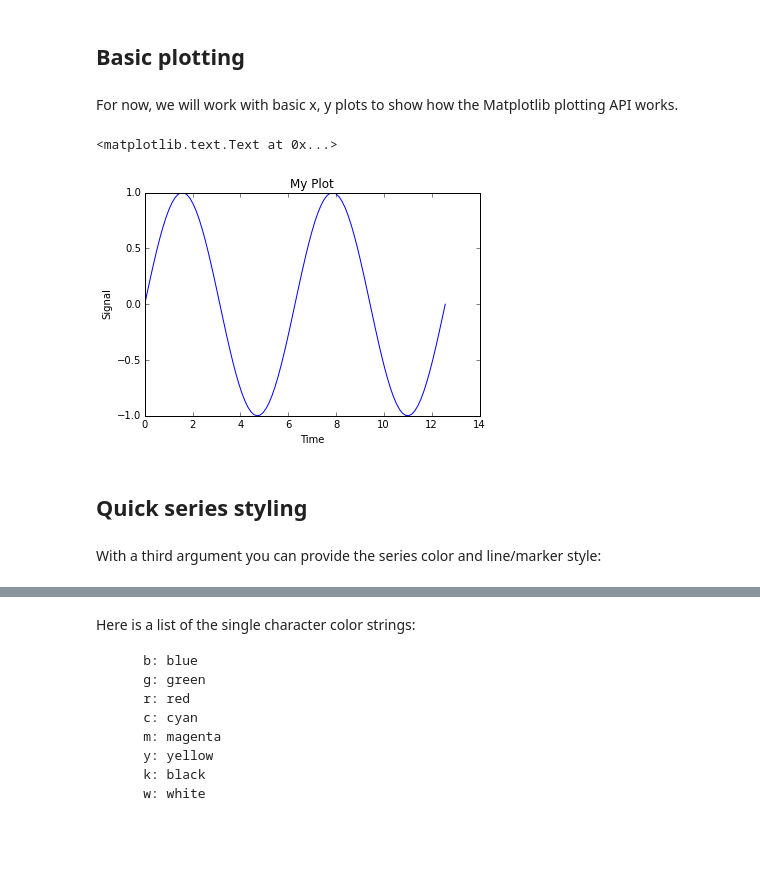
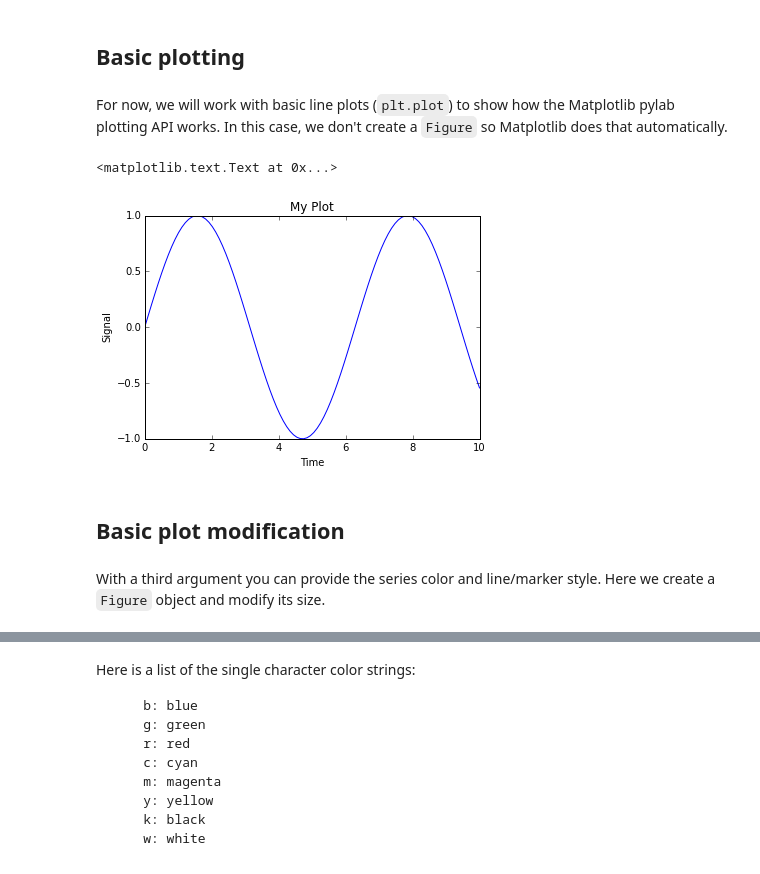
Before and after one commit to calpolydatascience/data301, a Jupyter notebook: Content/Visualization/Matplotlib.ipynb, the cells around one changed output, grey strips where cells are left out. Cells and saved outputs as stored; diff of their text form; code cells hidden in the pictures; blank space fills up the shorter version.

```diff
--- a/Content/Visualization/Matplotlib.ipynb
+++ b/Content/Visualization/Matplotlib.ipynb
@@ -13,17 +88,17 @@ import numpy as np
 # %% [markdown]
 ## Basic plotting
 # %% [markdown]
-For now, we will work with basic x, y plots to show how the Matplotlib plotting API works.
+For now, we will work with basic line plots (`plt.plot`) to show how the Matplotlib pylab plotting API works. In this case, we don't create a `Figure` so Matplotlib does that automatically.
 # %%
-t = np.linspace(0,4*np.pi,100)
+t = np.linspace(0, 10.0, 100)
 plt.plot(t, np.sin(t))
 plt.xlabel('Time')
 plt.ylabel('Signal')
-plt.title('My Plot')
+plt.title('My Plot'); # supress text output
 # %% [output]
 <matplotlib.text.Text at 0x...>
-[figure, old version]
+[figure, new version]
-# %% [markdown]
-## Quick series styling
+# %% [markdown]
+## Basic plot modification
 # %% [markdown]
-With a third argument you can provide the series color and line/marker style:
+With a third argument you can provide the series color and line/marker style. Here we create a `Figure` object and modify its size.
```
Also changed, not shown: parts of 35 cells of this notebook, 2 other files.
